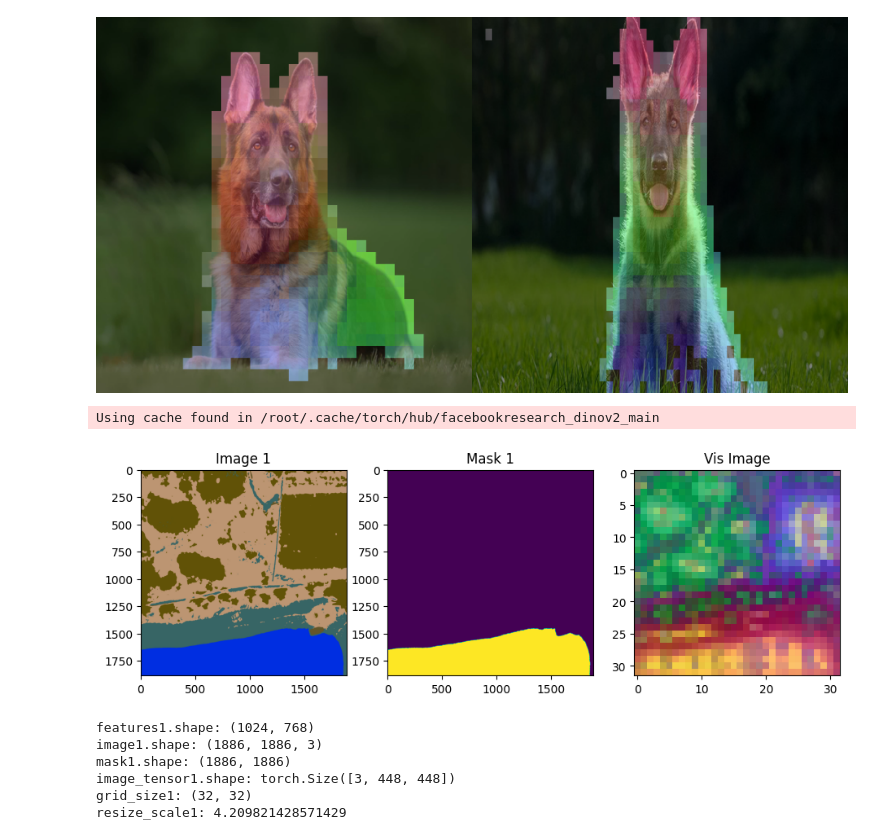
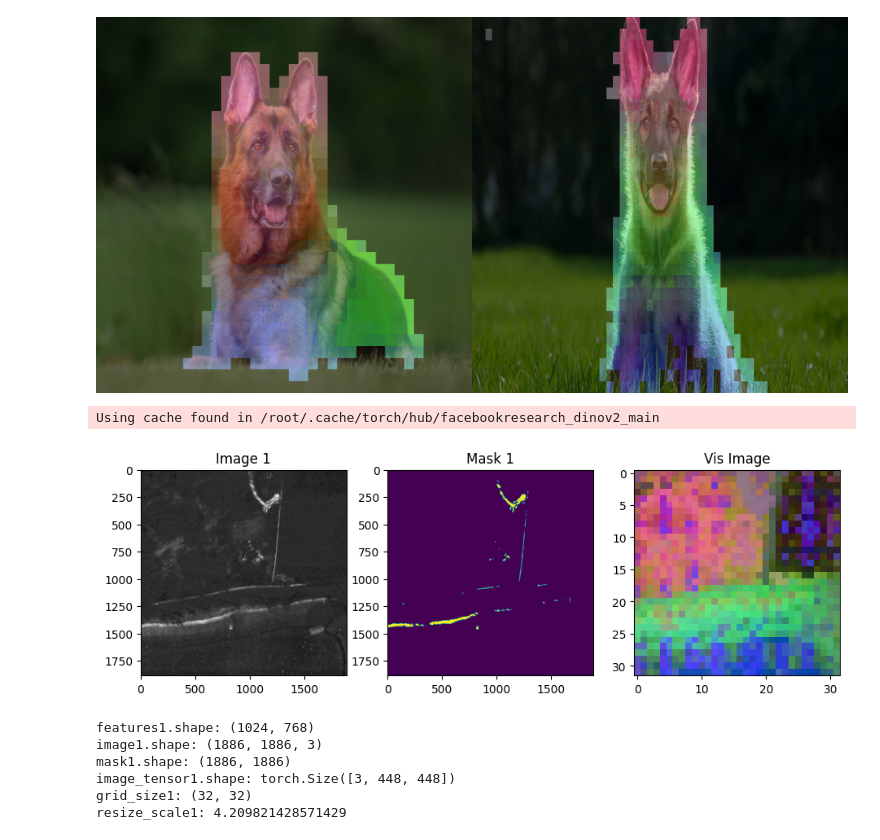
Before and after one commit to tamu-edu-students/HyperTools, a Jupyter notebook: examples/dinov2.ipynb, the cells around one changed output. Saved outputs shown, nothing was run; the diff lists cells and outputs as text; code cells hidden in the pictures.

```diff
--- a/examples/dinov2.ipynb
+++ b/examples/dinov2.ipynb
@@ -322,11 +323,11 @@ dm = Dinov2Matcher(half_precision=False)
 
 # Extract features
 # image1 = hconcat_resize([image1, image2])
-# image1 = cv2.cvtColor(cv2.imread("../images/pca_result.png", cv2.IMREAD_COLOR), cv2.COLOR_BGR2RGB)
-# mask1 = cv2.imread("../images//pca_result.png", cv2.IMREAD_COLOR)[:,:,0] > 127
+image1 = cv2.cvtColor(cv2.imread("../images/pca_result.png", cv2.IMREAD_COLOR), cv2.COLOR_BGR2RGB)
+mask1 = cv2.imread("../images//pca_result.png", cv2.IMREAD_COLOR)[:,:,0] > 127
 
-image1 = cv2.cvtColor(cv2.imread("../images/lena3.png", cv2.IMREAD_COLOR), cv2.COLOR_BGR2RGB)
-mask1 = cv2.imread("../images//lena3.png", cv2.IMREAD_COLOR)[:,:,0] > 127
+# image1 = cv2.cvtColor(cv2.imread("../images/lena3.png", cv2.IMREAD_COLOR), cv2.COLOR_BGR2RGB)
+# mask1 = cv2.imread("../images//lena3.png", cv2.IMREAD_COLOR)[:,:,0] > 127
 
 image_tensor1, grid_size1, resize_scale1 = dm.prepare_image(image1)
 features1 = dm.extract_features(image_tensor1)
@@ -335,34 +336,34 @@ features1 = dm.extract_features(image_tensor1)
 
 resized_mask = dm.prepare_mask(mask1, grid_size1, resize_scale1)
 vis_image = dm.get_embedding_visualization(features1, grid_size1)
 
 fig = plt.figure(figsize=(15, 5))
 
 plt.subplot(1, 4, 1)  # 1 row, 3 columns, 1st subplot = image1
 plt.imshow(image1)
 plt.title('Image 1')
 
 plt.subplot(1, 4, 2)  # 1 row, 3 columns, 2nd subplot = mask1
 plt.imshow(mask1)
 plt.title('Mask 1')
 
 plt.subplot(1, 4, 3)  # 1 row, 3 columns, 3rd subplot = vis_image
 plt.imshow(vis_image)
 plt.title('Vis Image')
 
 
 plt.show()
 
 # More info
 print("features1.shape:", features1.shape)
 print("image1.shape:", image1.shape)
 print("mask1.shape:", mask1.shape)
 print("image_tensor1.shape:", image_tensor1.shape)
 print("grid_size1:", grid_size1)
 print("resize_scale1:", resize_scale1)
 # %% [output]
 Using cache found in /root/.cache/torch/hub/facebookresearch_dinov2_main
-[figure, old version]
+[figure, new version]
 features1.shape: (1024, 768)
 image1.shape: (1886, 1886, 3)
 mask1.shape: (1886, 1886)
```
Also changed, not shown: parts of 2 cells of this notebook.
